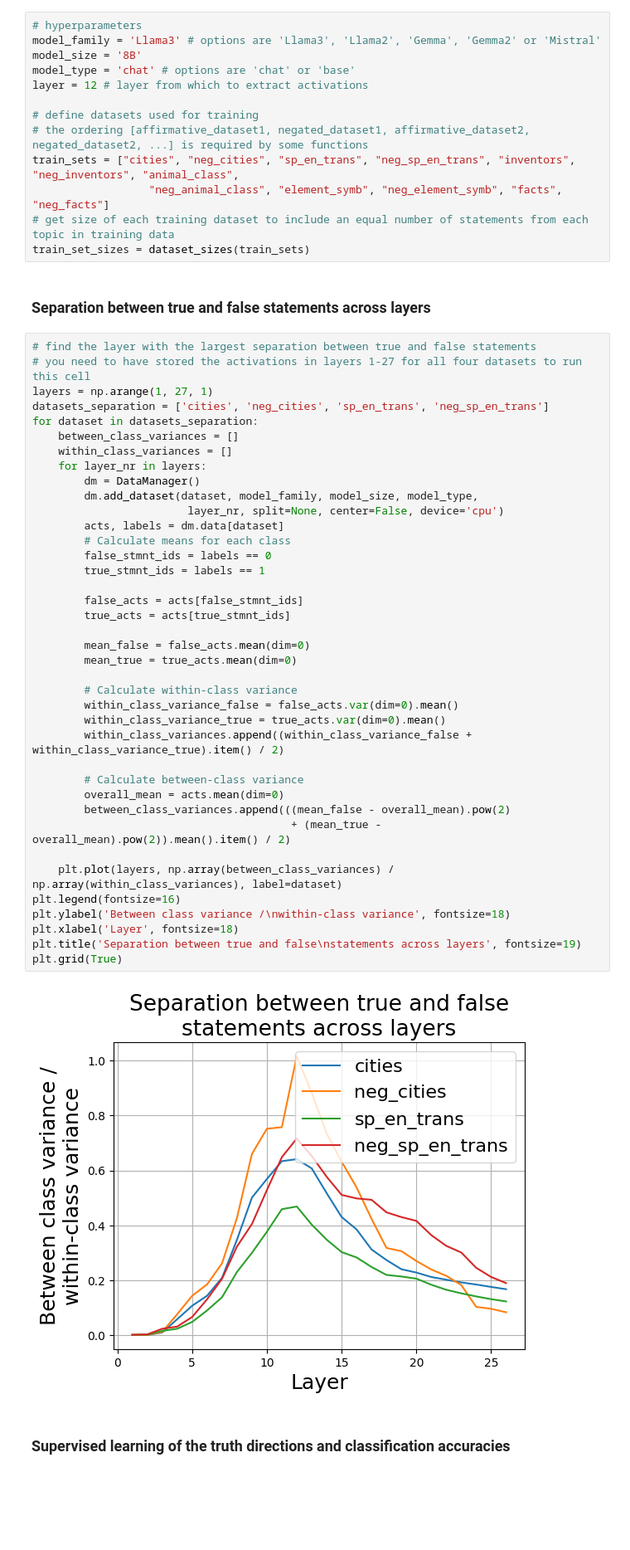
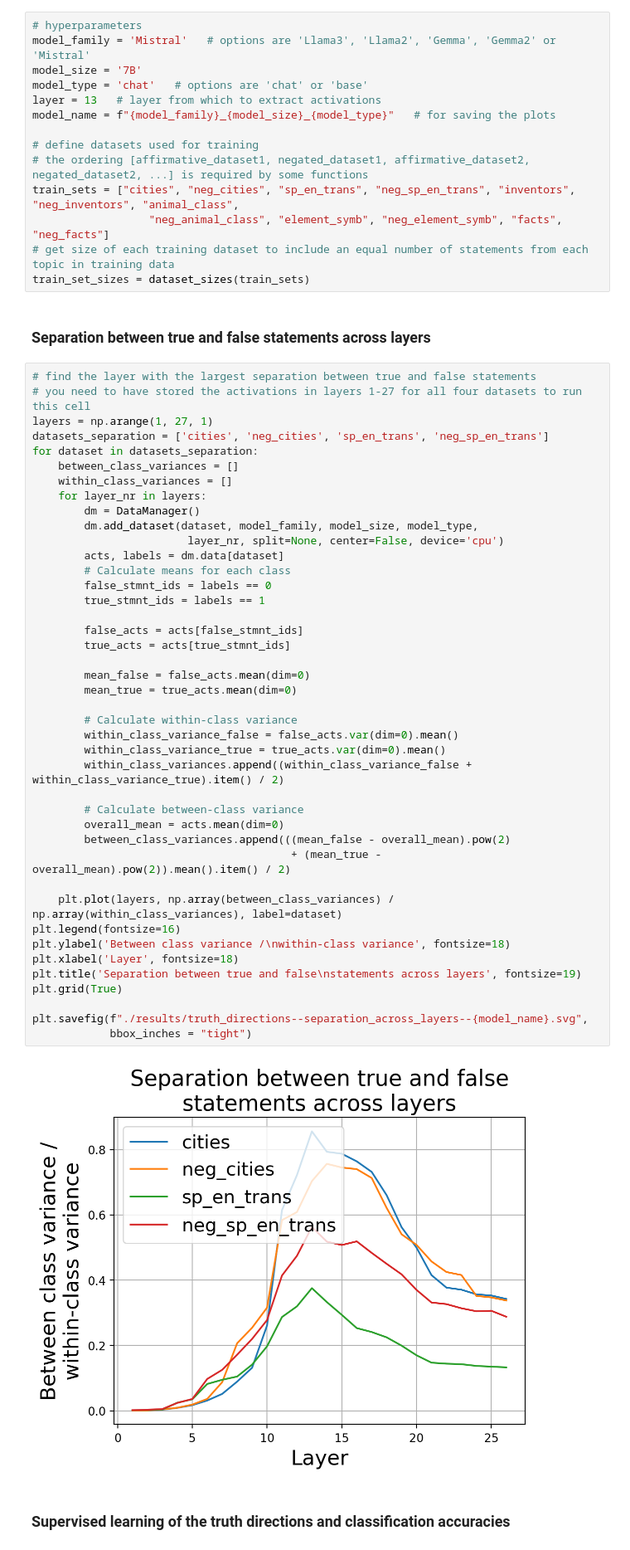
Before and after one commit to Fjallripa/Truth_is_Universal, a Jupyter notebook: truth_directions.ipynb, the cells around one changed output. Shown at 83% size. Saved outputs shown, nothing was run; the diff lists cells and outputs as text; blank space fills up the shorter version.

Commit message:
truth_directions.ipynb now saves its plots

```diff
--- a/truth_directions.ipynb
+++ b/truth_directions.ipynb
@@ -17,10 +18,11 @@ from utils import DataManager, dataset_sizes, collect_training_data, compute_sta
 from probes import learn_truth_directions
 # %%
 # hyperparameters
-model_family = 'Llama3' # options are 'Llama3', 'Llama2', 'Gemma', 'Gemma2' or 'Mistral'
-model_size = '8B'
-model_type = 'chat' # options are 'chat' or 'base'
-layer = 12 # layer from which to extract activations
+model_family = 'Mistral'   # options are 'Llama3', 'Llama2', 'Gemma', 'Gemma2' or 'Mistral'
+model_size = '7B'
+model_type = 'chat'   # options are 'chat' or 'base'
+layer = 13   # layer from which to extract activations
+model_name = f"{model_family}_{model_size}_{model_type}"   # for saving the plots
 
 # define datasets used for training
 # the ordering [affirmative_dataset1, negated_dataset1, affirmative_dataset2, negated_dataset2, ...] is required by some functions
@@ -43,34 +45,37 @@ for dataset in datasets_separation:
         dm.add_dataset(dataset, model_family, model_size, model_type,
                         layer_nr, split=None, center=False, device='cpu')
         acts, labels = dm.data[dataset]
         # Calculate means for each class
         false_stmnt_ids = labels == 0
         true_stmnt_ids = labels == 1
 
         false_acts = acts[false_stmnt_ids]
         true_acts = acts[true_stmnt_ids]
 
         mean_false = false_acts.mean(dim=0)
         mean_true = true_acts.mean(dim=0)
 
         # Calculate within-class variance
         within_class_variance_false = false_acts.var(dim=0).mean()
         within_class_variance_true = true_acts.var(dim=0).mean()
         within_class_variances.append((within_class_variance_false + within_class_variance_true).item() / 2)
 
         # Calculate between-class variance
         overall_mean = acts.mean(dim=0)
         between_class_variances.append(((mean_false - overall_mean).pow(2)
                                         + (mean_true - overall_mean).pow(2)).mean().item() / 2)
 
     plt.plot(layers, np.array(between_class_variances) / np.array(within_class_variances), label=dataset)
 plt.legend(fontsize=16)
 plt.ylabel('Between class variance /\nwithin-class variance', fontsize=18)
 plt.xlabel('Layer', fontsize=18)
 plt.title('Separation between true and false\nstatements across layers', fontsize=19)
 plt.grid(True)
+
+plt.savefig(f"./results/truth_directions--separation_across_layers--{model_name}.svg",
+            bbox_inches = "tight")
 # %% [output]
-[figure, old version]
+[figure, new version]
 # %% [markdown]
 ### Supervised learning of the truth directions and classification accuracies
 # %%
```
Also changed, not shown: parts of 14 cells of this notebook, 1 other file.
